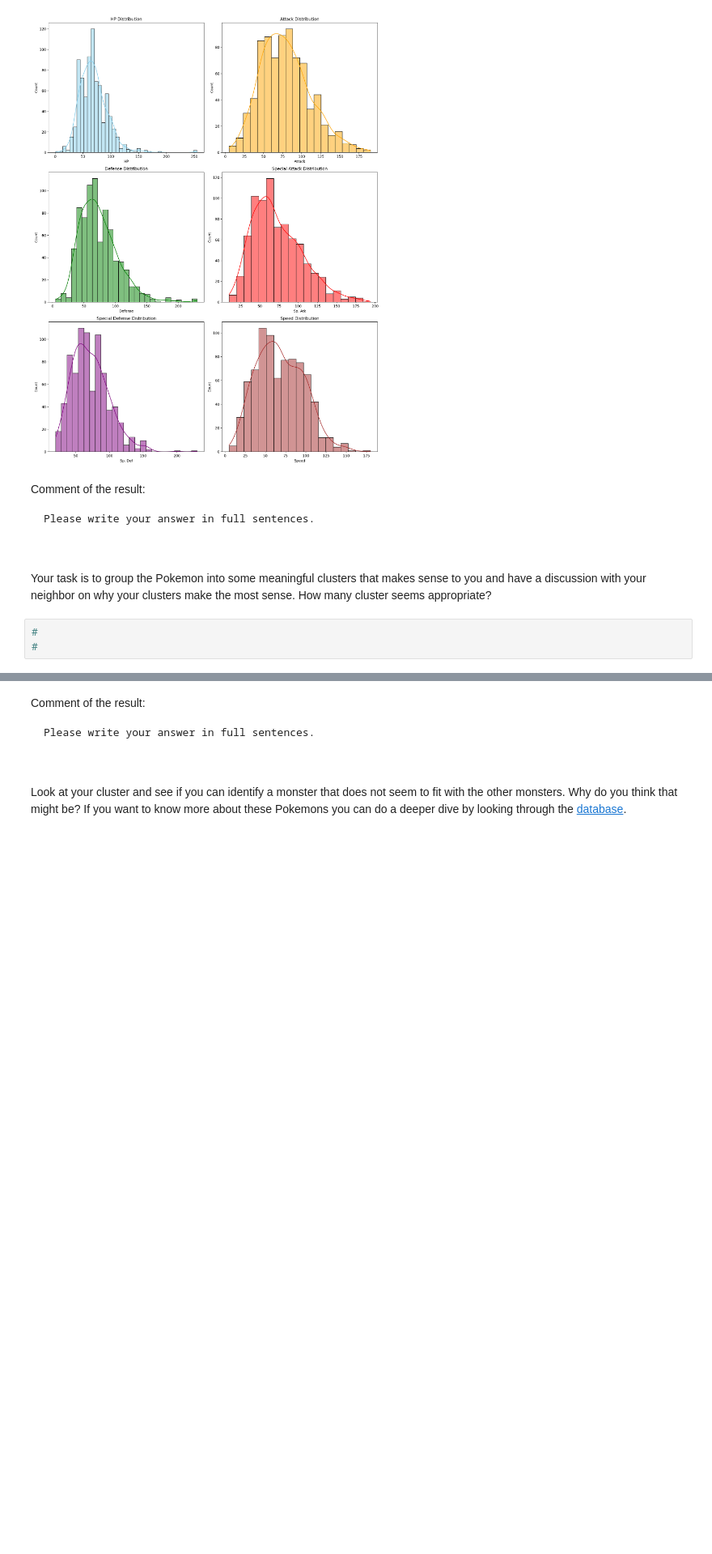
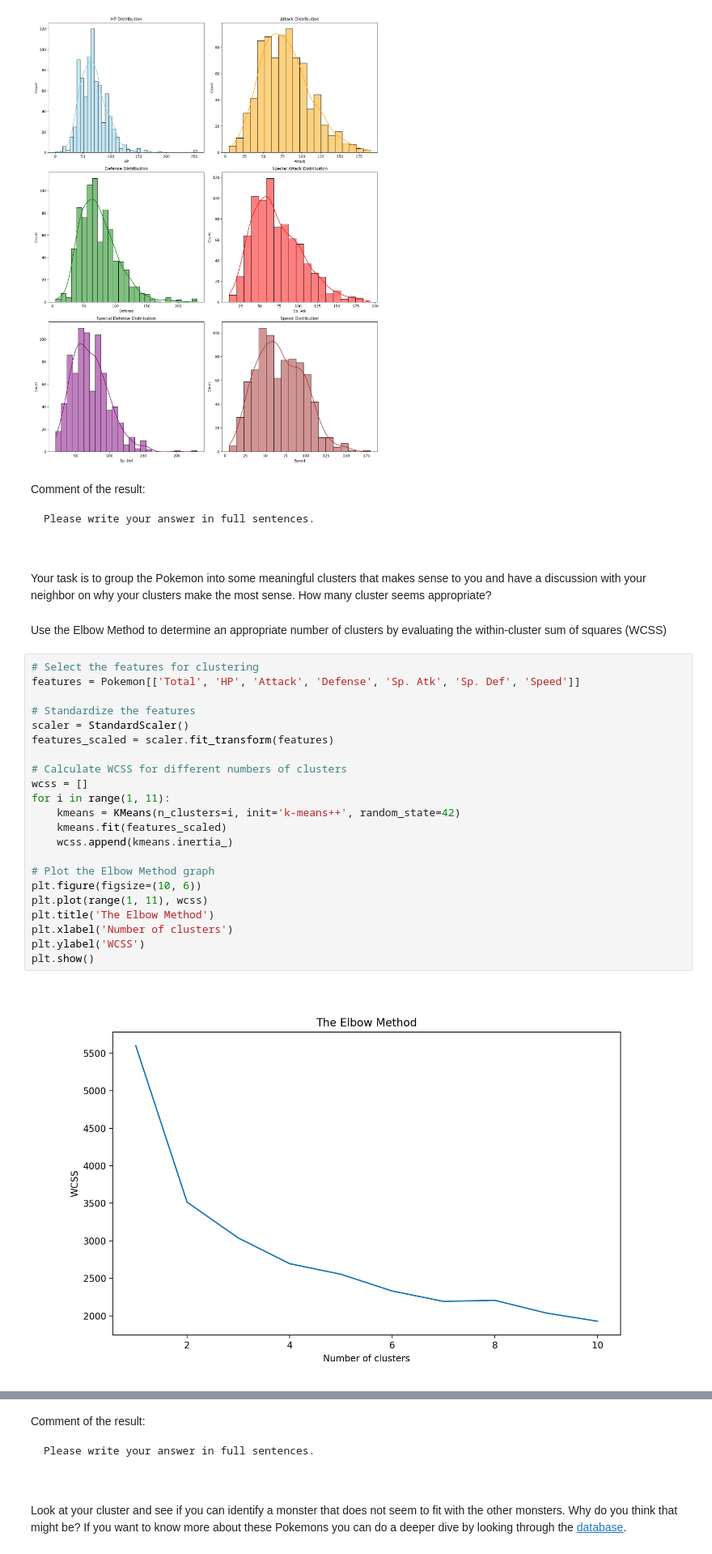
Before and after one commit to BU-MSSP-Classroom/MA679_Spring2024_09_unsupervised-fengyuanshen, a Jupyter notebook: Ch12_Unsupervised_Python.ipynb, the cells around one changed output, grey strips where cells are left out. Shown at 81% size. Drawn from its saved outputs; the diff is of its cells as text; blank space fills up the shorter version.

```diff
--- a/Ch12_Unsupervised_Python.ipynb
+++ b/Ch12_Unsupervised_Python.ipynb
@@ -363,6 +363,29 @@ Please write your answer in full sentences.
 ~~~
 
 Your task is to group the Pokemon into some meaningful clusters that makes sense to you and have a discussion with your neighbor on why your clusters make the most sense. How many cluster seems appropriate?
+# %% [markdown]
+Use the Elbow Method to determine an appropriate number of clusters by evaluating the within-cluster sum of squares (WCSS)
 # %%
-#
-#
+# Select the features for clustering
+features = Pokemon[['Total', 'HP', 'Attack', 'Defense', 'Sp. Atk', 'Sp. Def', 'Speed']]
+
+# Standardize the features
+scaler = StandardScaler()
+features_scaled = scaler.fit_transform(features)
+
+# Calculate WCSS for different numbers of clusters
+wcss = []
+for i in range(1, 11):
+    kmeans = KMeans(n_clusters=i, init='k-means++', random_state=42)
+    kmeans.fit(features_scaled)
+    wcss.append(kmeans.inertia_)
+
+# Plot the Elbow Method graph
+plt.figure(figsize=(10, 6))
+plt.plot(range(1, 11), wcss)
+plt.title('The Elbow Method')
+plt.xlabel('Number of clusters')
+plt.ylabel('WCSS')
+plt.show()
+# %% [output]
+[figure, added]
```
Also changed, not shown: parts of 2 cells of this notebook.
